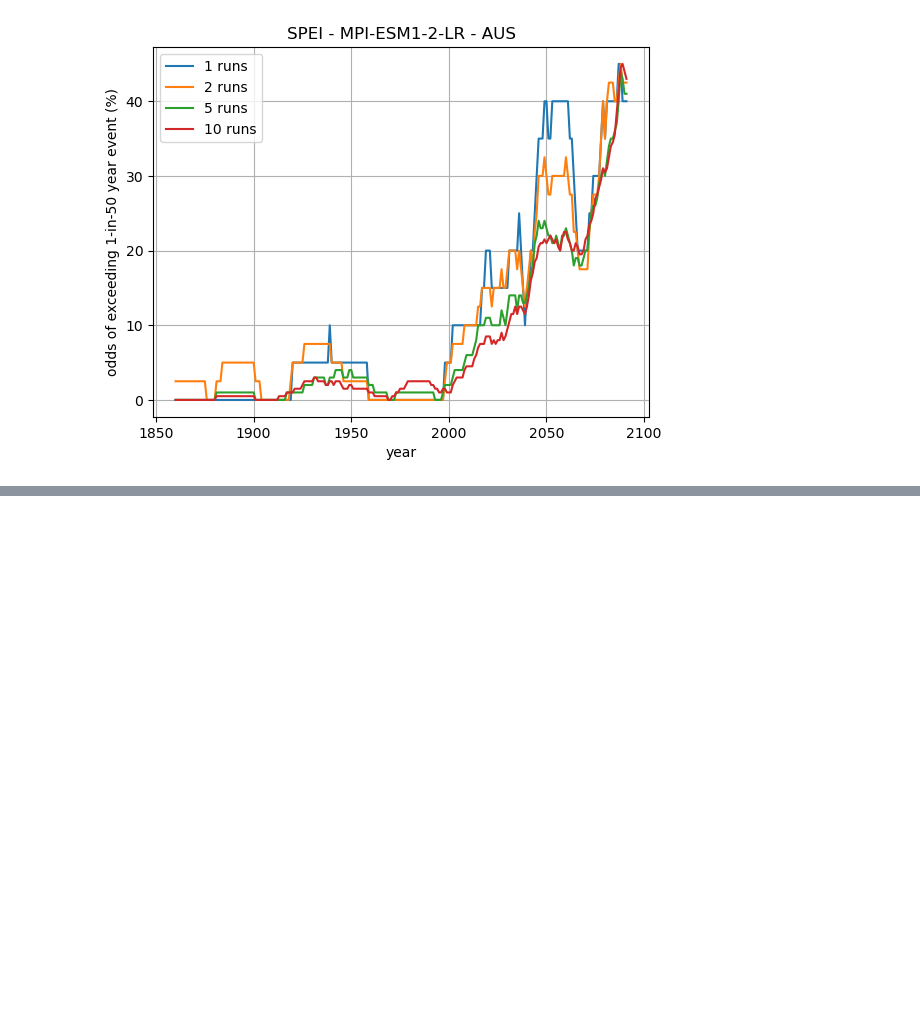
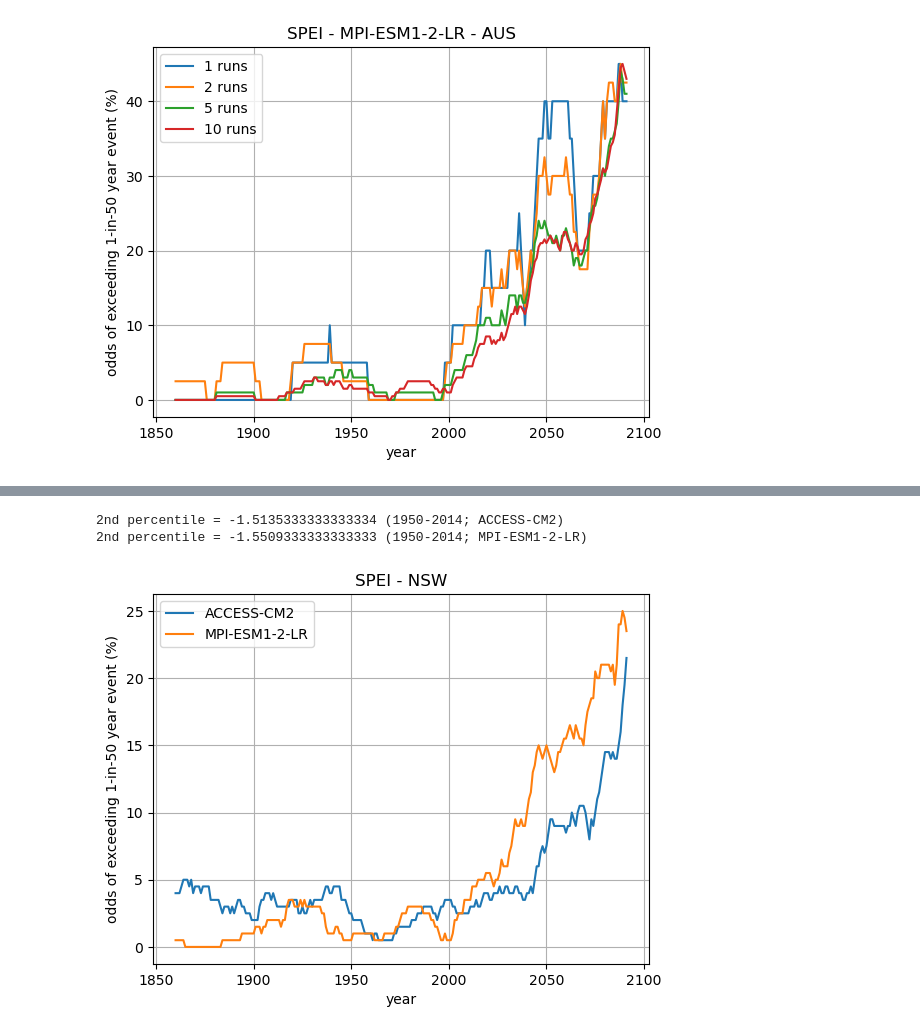
Before and after one commit to AusClimateService/rba, a Jupyter notebook: spei-analysis.ipynb, the cells around one changed output, grey strips where cells are left out. Cells and saved outputs as stored; diff of their text form; code cells hidden in the pictures; blank space fills up the shorter version.

```diff
--- a/spei-analysis.ipynb
+++ b/spei-analysis.ipynb
@@ -145,0 +186,6 @@ plot_odds('MPI-ESM1-2-LR', 'AUS', runs_subsets=[1,2,5])
+# %%
+plot_ensemble_odds('NSW')
+# %% [output]
+2nd percentile = -1.5135333333333334 (1950-2014; ACCESS-CM2)
+2nd percentile = -1.5509333333333333 (1950-2014; MPI-ESM1-2-LR)
+[figure, added]
```
Also changed, not shown: parts of 12 cells of this notebook, 1 other file.
